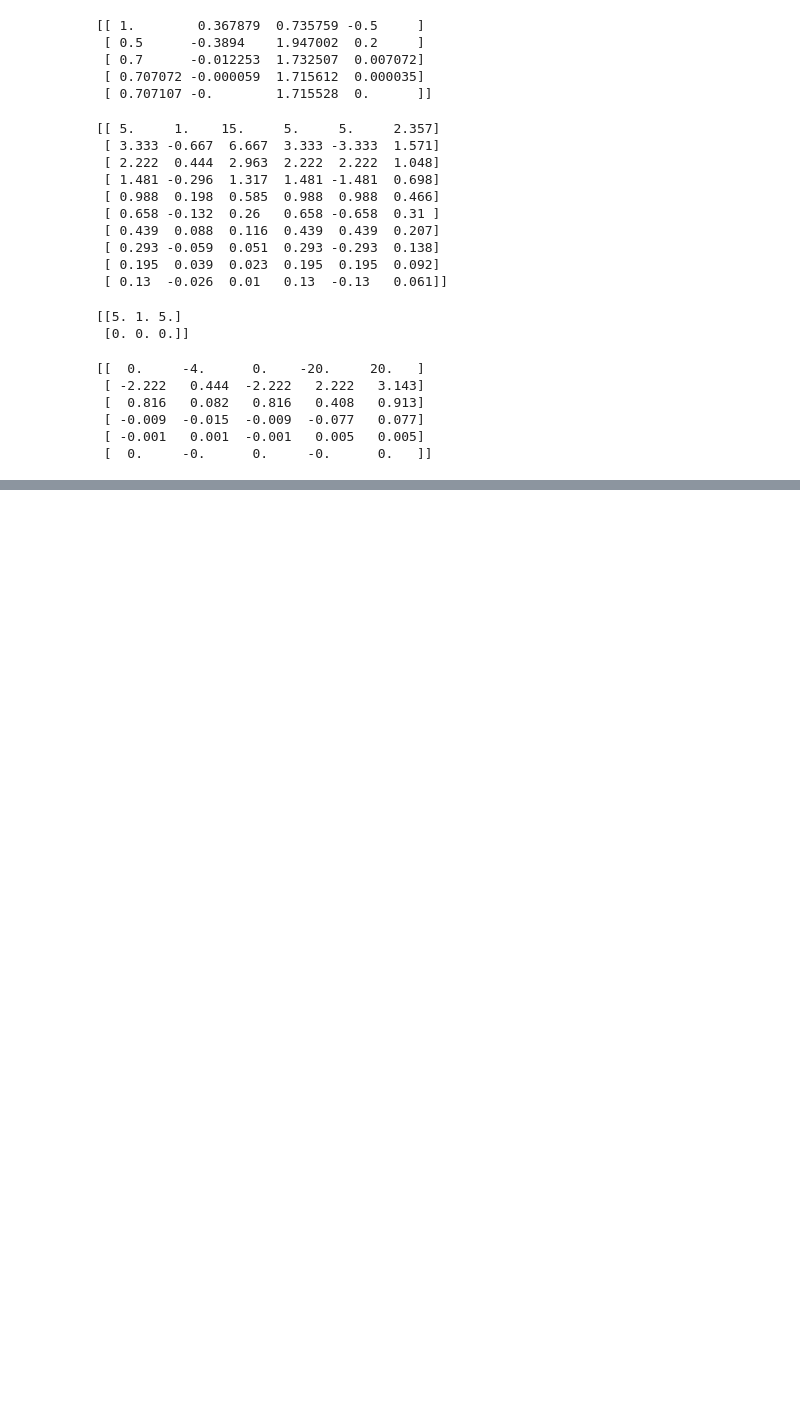
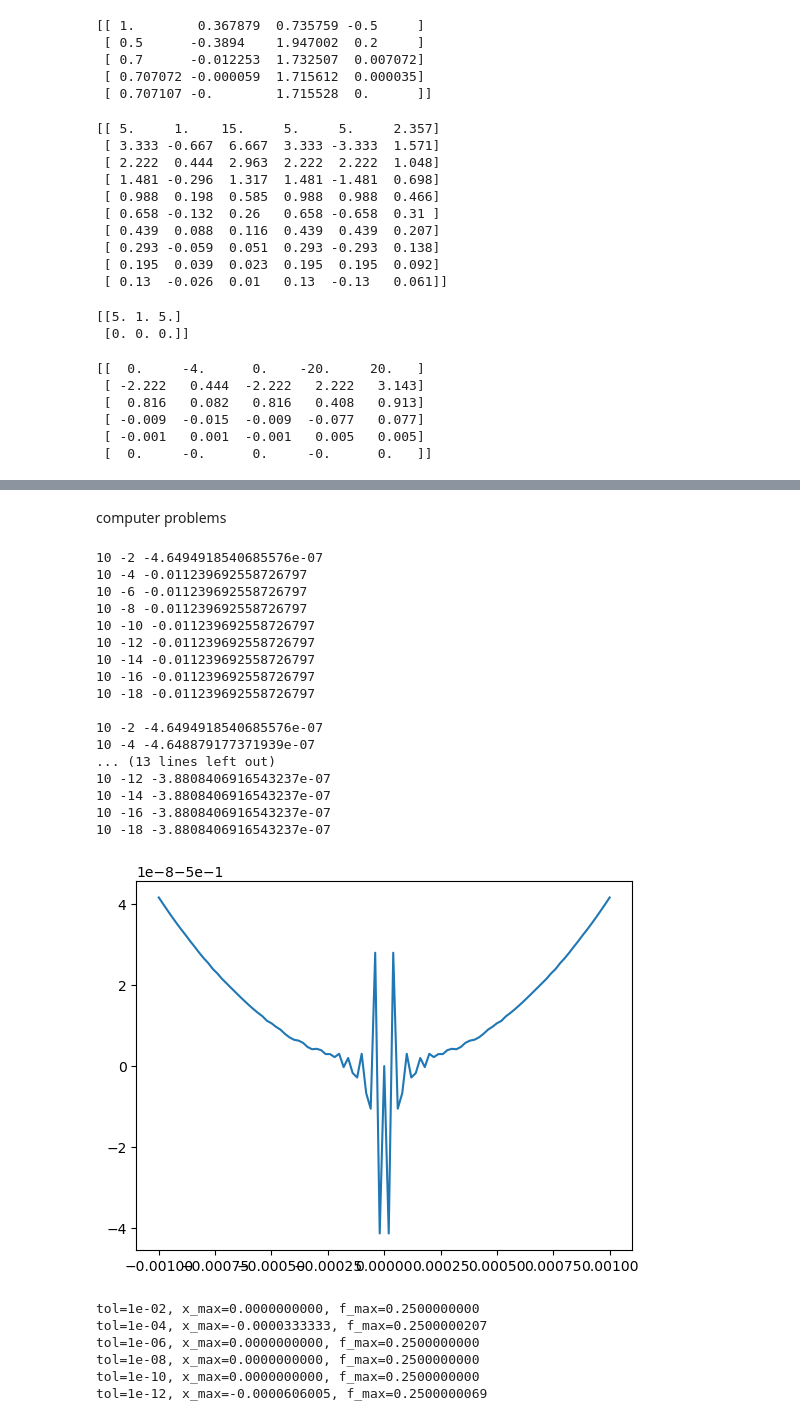
Before and after one commit to Chris0325/scientific_computing, a Jupyter notebook: chapter_6.ipynb, the cells around one changed output, grey strips where cells are left out. Saved outputs shown, nothing was run; the diff lists cells and outputs as text; code cells hidden in the pictures; blank space fills up the shorter version.

```diff
--- a/chapter_6.ipynb
+++ b/chapter_6.ipynb
@@ -263,0 +457,79 @@ print(history.round(3))
+# %% [markdown]
+computer problems
+# %%
+# 6.2
+def f(x):
+    return - (1 - np.cos(x)) / x ** 2 if x else -.5
+
+
+for exponent in range(-2, -19, -2):
+    tol = 10 ** (exponent)
+    x, _ = successive_parabolic_interpolation(f, -2, 1, 2, tol=tol)
+    print(10, exponent, x)
+
+
+x = np.linspace(-.001, .001, 101)
+plt.plot(x, [f(a) for a in x])
+
+print()
+def f(x):
+    return - (1 - np.cos(x)) / x ** 2 if abs(x) > .0001 else -.5
+
+for exponent in range(-2, -19, -2):
+    tol = 10 ** (exponent)
+    x, _ = successive_parabolic_interpolation(f, -2, 1, 2, tol=tol)
+    print(10, exponent, x)
+
+
+print()
+def f(x):
+    return - 2 * np.sin(x / 2) ** 2 / x ** 2 if abs(x) > .0001 else -.5
+
+for exponent in range(-2, -19, -2):
+    tol = 10 ** (exponent)
+    x, _ = successive_parabolic_interpolation(f, -2, 1, 2, tol=tol)
+    print(10, exponent, x)
+# %% [output]
+10 -2 -4.6494918540685576e-07
+10 -4 -0.011239692558726797
+10 -6 -0.011239692558726797
+10 -8 -0.011239692558726797
+10 -10 -0.011239692558726797
+10 -12 -0.011239692558726797
+10 -14 -0.011239692558726797
+10 -16 -0.011239692558726797
+10 -18 -0.011239692558726797
+
+10 -2 -4.6494918540685576e-07
+10 -4 -4.648879177371939e-07
+... (13 lines left out)
+10 -12 -3.8808406916543237e-07
+10 -14 -3.8808406916543237e-07
+10 -16 -3.8808406916543237e-07
+10 -18 -3.8808406916543237e-07
+[figure, added]
+# %%
+import numpy as np
+from scipy.optimize import minimize_scalar
+
+def f(x):
+    if abs(x) < 1e-12:
+        return 0.25
+    return 0.5 * (1 - np.cos(x)) / (x**2)
+
+# We want to maximize f, so minimize -f
+def neg_f(x):
+    return -f(x)
+
+# Try different tolerances
+tolerances = [1e-2, 1e-4, 1e-6, 1e-8, 1e-10, 1e-12]
+for tol in tolerances:
+    res = minimize_scalar(neg_f, bounds=[-2*np.pi, 2*np.pi], method='bounded', options={'xatol': tol})
+    print(f"tol={tol:.0e}, x_max={res.x:.10f}, f_max={-res.fun:.10f}")
+# %% [output]
+tol=1e-02, x_max=0.0000000000, f_max=0.2500000000
+tol=1e-04, x_max=-0.0000333333, f_max=0.2500000207
+tol=1e-06, x_max=0.0000000000, f_max=0.2500000000
+tol=1e-08, x_max=0.0000000000, f_max=0.2500000000
+tol=1e-10, x_max=0.0000000000, f_max=0.2500000000
+tol=1e-12, x_max=-0.0000606005, f_max=0.2500000069
```
Also changed, not shown: parts of 28 cells of this notebook.
